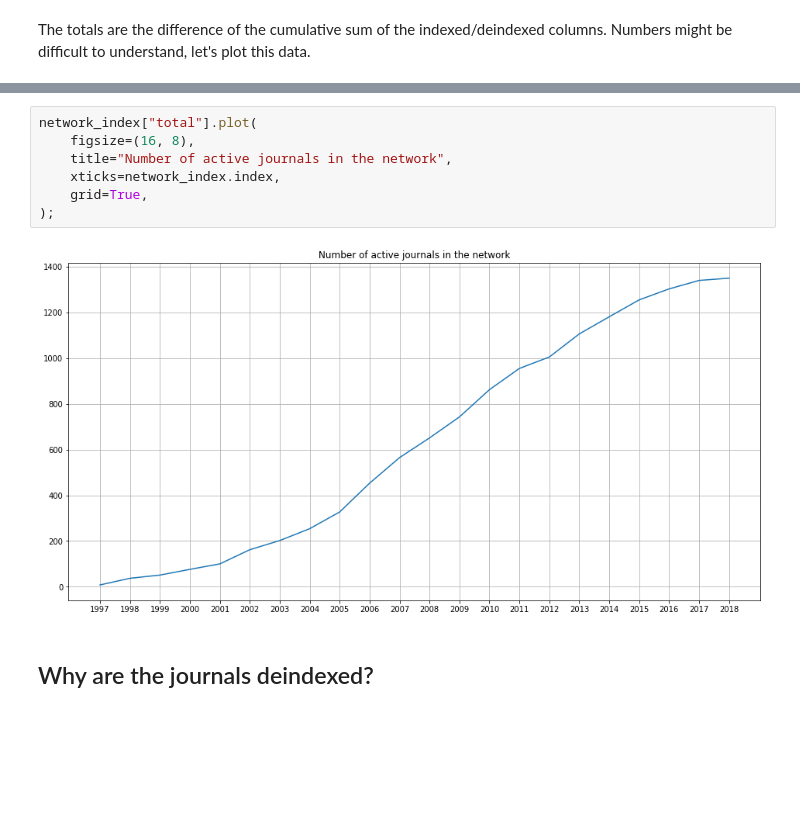
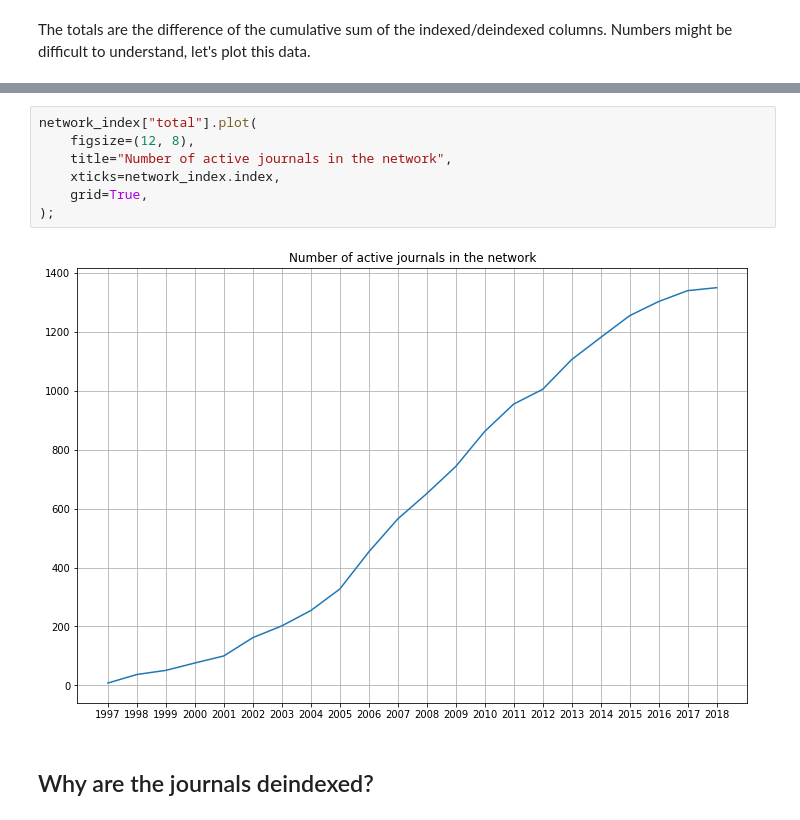
Before and after one commit to scieloorg/scielo20gt6, a Jupyter notebook: active_journals.ipynb, the cells around one changed output, grey strips where cells are left out. Saved outputs shown, nothing was run; the diff lists cells and outputs as text; blank space fills up the shorter version.

```diff
--- a/active_journals.ipynb
+++ b/active_journals.ipynb
@@ -361,12 +361,12 @@ network_index[["indexed", "deindexed"]].plot(
 # %%
 network_index["total"].plot(
-    figsize=(16, 8),
+    figsize=(12, 8),
     title="Number of active journals in the network",
     xticks=network_index.index,
     grid=True,
 );
 # %% [output]
-[figure, old version]
+[figure, new version]
 # %% [markdown]
 ## Why are the journals deindexed?
 # %% [markdown]
```
Also changed, not shown: parts of 14 cells of this notebook, 8 other files.
